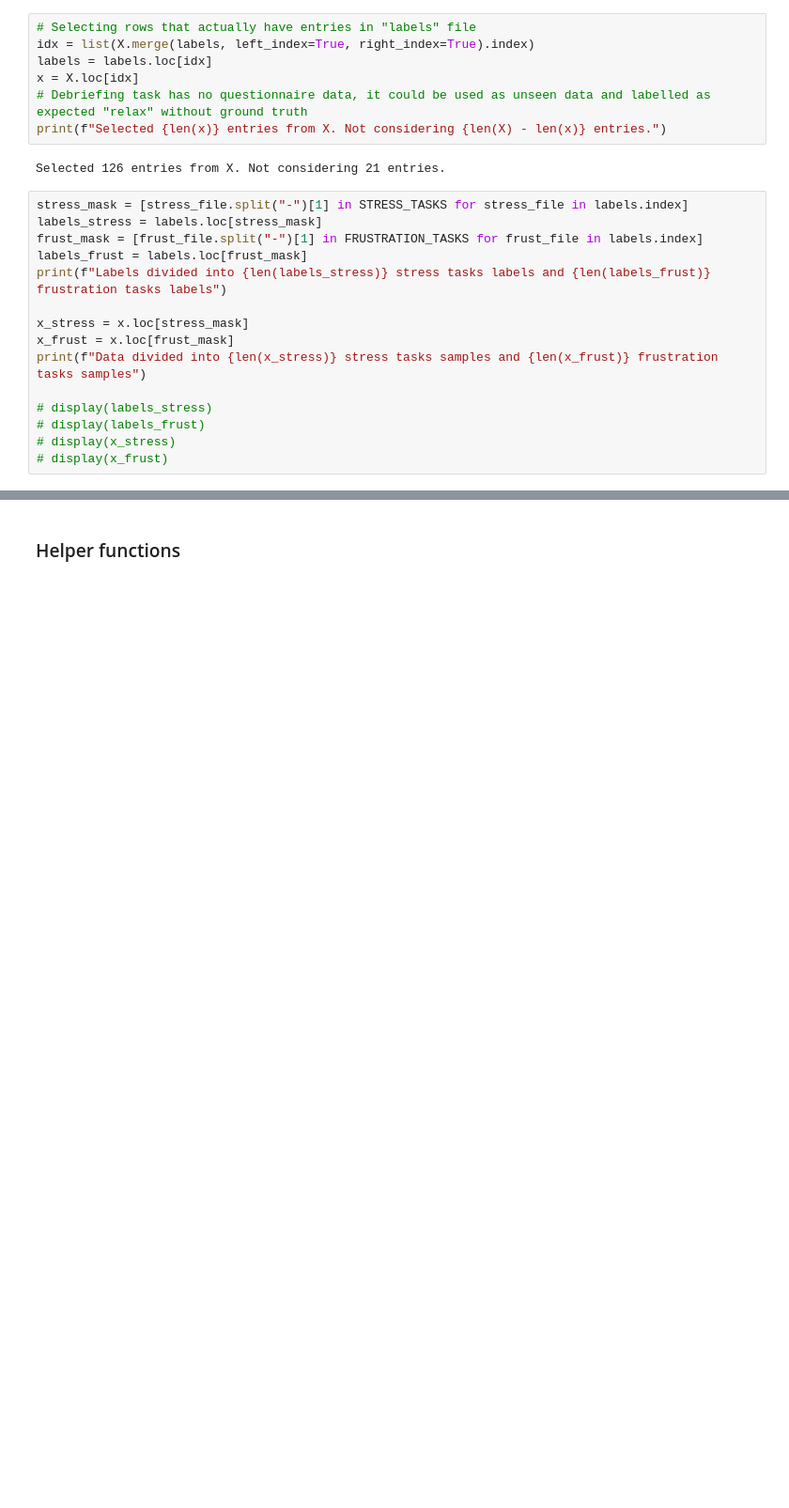
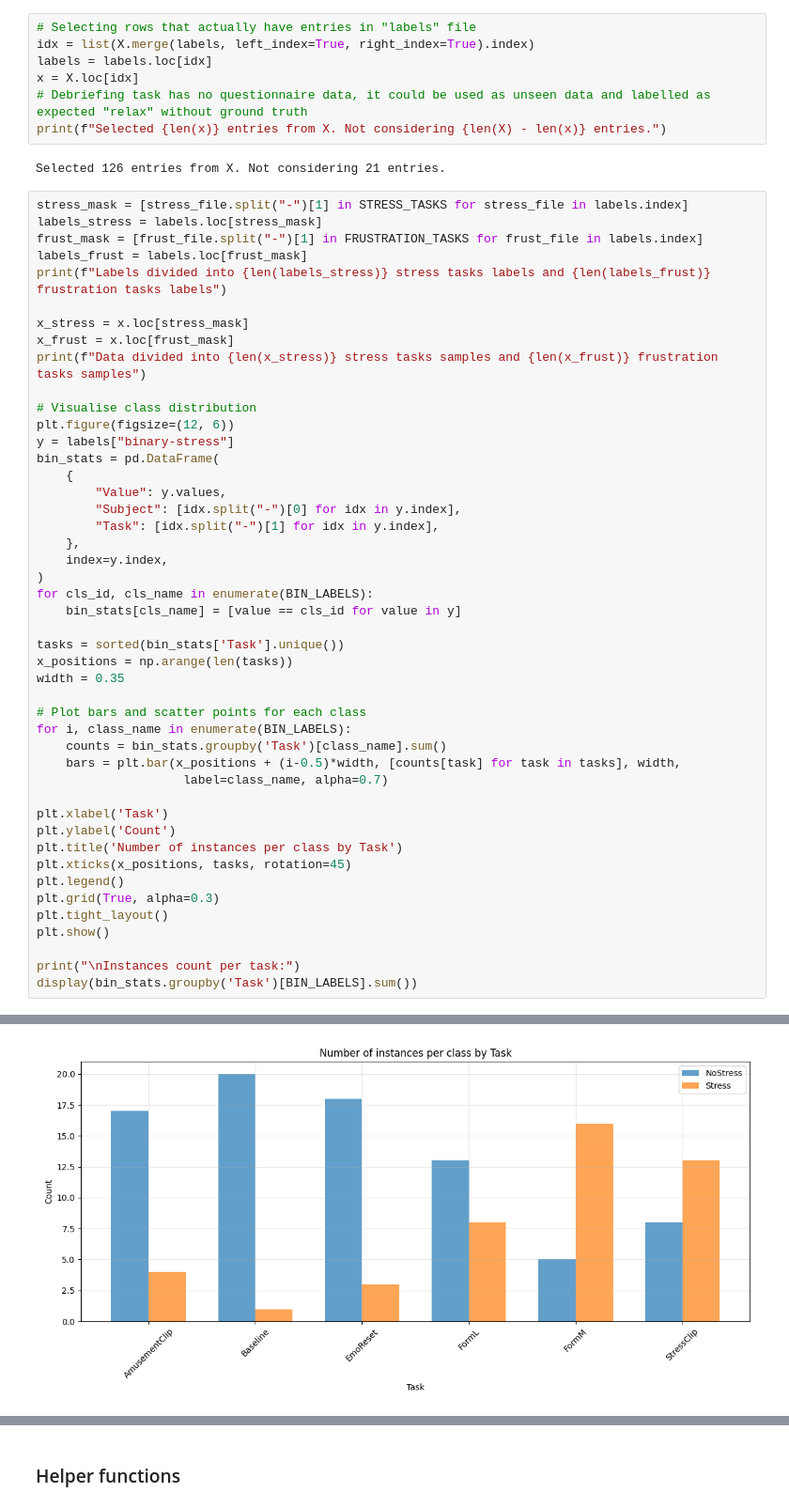
Before and after one commit to sergiodl-ubi/stressID, a Jupyter notebook: Classification/classification_expdata.ipynb, the cells around one changed output, grey strips where cells are left out. Shown at 94% size. Saved outputs shown, nothing was run; the diff lists cells and outputs as text; blank space fills up the shorter version.

Commit message:
Adding visualization of Probability and Class count per Task in both datasets

```diff
--- a/Classification/classification_expdata.ipynb
+++ b/Classification/classification_expdata.ipynb
@@ -101,18 +101,50 @@ Selected 126 entries from X. Not considering 21 entries.
 # %%
 stress_mask = [stress_file.split("-")[1] in STRESS_TASKS for stress_file in labels.index]
 labels_stress = labels.loc[stress_mask]
 frust_mask = [frust_file.split("-")[1] in FRUSTRATION_TASKS for frust_file in labels.index]
 labels_frust = labels.loc[frust_mask]
 print(f"Labels divided into {len(labels_stress)} stress tasks labels and {len(labels_frust)} frustration tasks labels")
 
 x_stress = x.loc[stress_mask]
 x_frust = x.loc[frust_mask]
 print(f"Data divided into {len(x_stress)} stress tasks samples and {len(x_frust)} frustration tasks samples")
 
-# display(labels_stress)
-# display(labels_frust)
-# display(x_stress)
-# display(x_frust)
+# Visualise class distribution
+plt.figure(figsize=(12, 6))
+y = labels["binary-stress"]
+bin_stats = pd.DataFrame(
+    {
+        "Value": y.values,
+        "Subject": [idx.split("-")[0] for idx in y.index],
+        "Task": [idx.split("-")[1] for idx in y.index],
+    },
+    index=y.index,
+)
+for cls_id, cls_name in enumerate(BIN_LABELS):
+    bin_stats[cls_name] = [value == cls_id for value in y]
+
+tasks = sorted(bin_stats['Task'].unique())
+x_positions = np.arange(len(tasks))
+width = 0.35
+
+# Plot bars and scatter points for each class
+for i, class_name in enumerate(BIN_LABELS):
+    counts = bin_stats.groupby('Task')[class_name].sum()
+    bars = plt.bar(x_positions + (i-0.5)*width, [counts[task] for task in tasks], width,
+                    label=class_name, alpha=0.7)
+
+plt.xlabel('Task')
+plt.ylabel('Count')
+plt.title('Number of instances per class by Task')
+plt.xticks(x_positions, tasks, rotation=45)
+plt.legend()
+plt.grid(True, alpha=0.3)
+plt.tight_layout()
+plt.show()
+
+print("\nInstances count per task:")
+display(bin_stats.groupby('Task')[BIN_LABELS].sum())
 # %% [output]
 Labels divided into 63 stress tasks labels and 63 frustration tasks labels
 Data divided into 63 stress tasks samples and 63 frustration tasks samples
+[figure, added]
```
Also changed, not shown: parts of 1 cell of this notebook, 2 other files.
